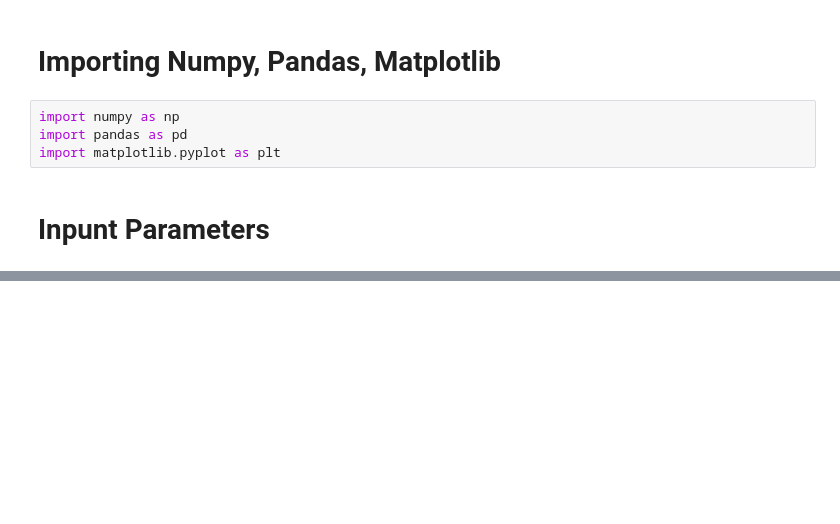
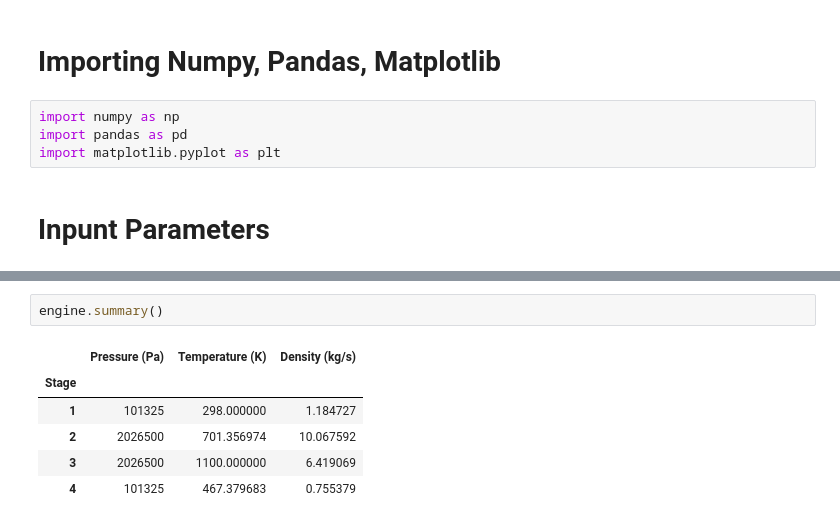
Before and after one commit to MEng-Alejandro-Nieto/ENGINE-PROJECTS, a Jupyter notebook: Ideal Cycle.ipynb, the cells around one changed output, grey strips where cells are left out. Cells and saved outputs as stored; diff of their text form; blank space fills up the shorter version.

Commit message:
Se mejoro el diagrama PV, se graficaron las lineas de temperatura constante y se agrego el metodo 'summary' para mostrar la tabla con las propiedades en cada etapa

```diff
--- a/Ideal Cycle.ipynb
+++ b/Ideal Cycle.ipynb
@@ -138,0 +162,9 @@ array([[<matplotlib.axes._subplots.AxesSubplot object at 0x...>,
+# %%
+engine.summary()
+# %% [output]
+|  | Pressure (Pa) | Temperature (K) | Density (kg/s) |
+| Stage |  |  |  |
+| 1 | 101325 | 298.000000 | 1.184727 |
+| 2 | 2026500 | 701.356974 | 10.067592 |
+| 3 | 2026500 | 1100.000000 | 6.419069 |
+| 4 | 101325 | 467.379683 | 0.755379 |
```
Also changed, not shown: parts of 3 cells of this notebook.
